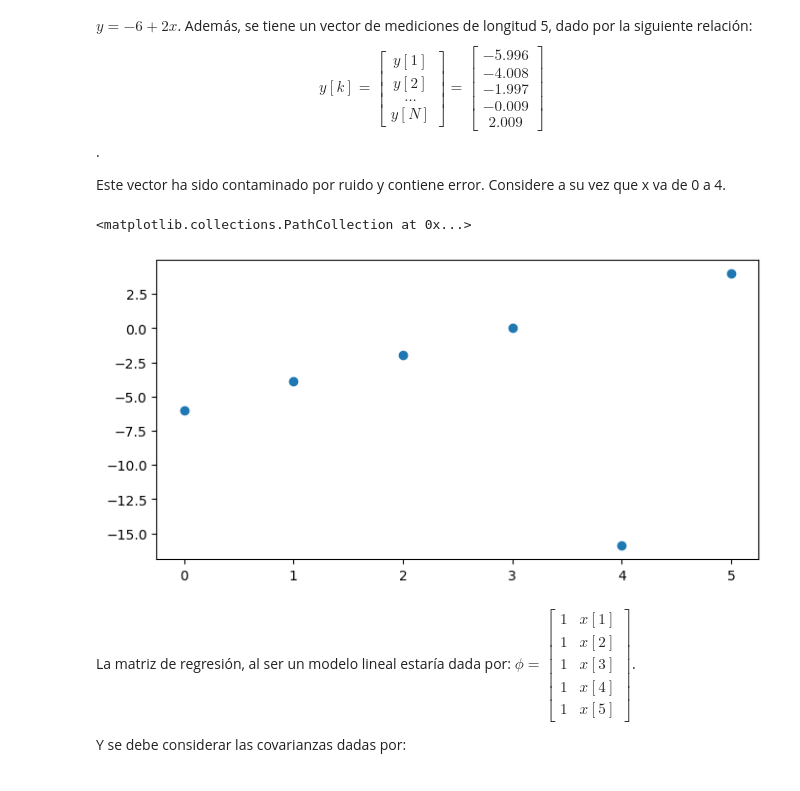
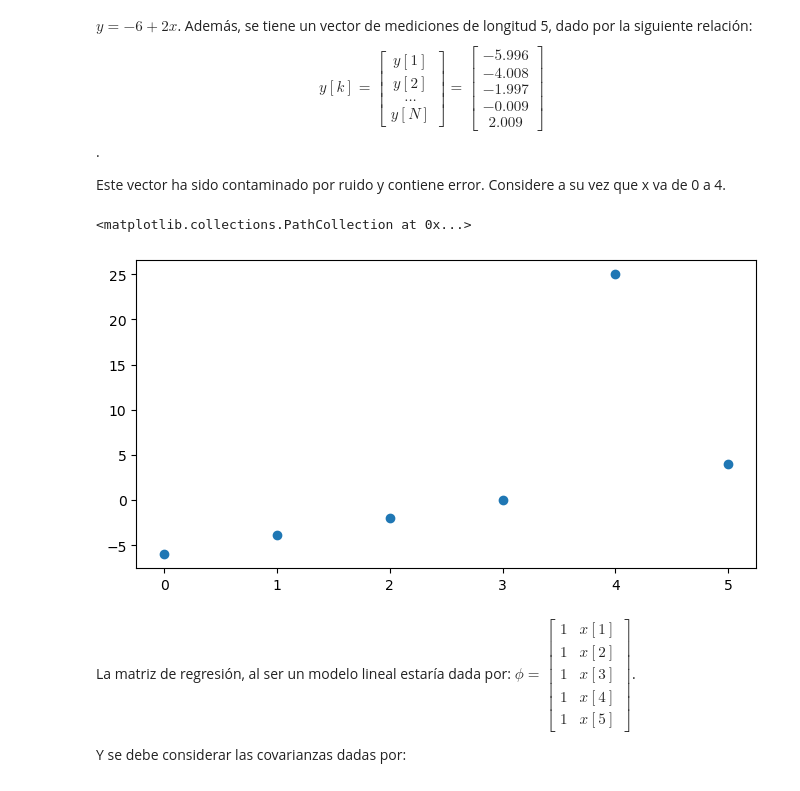
Before and after one commit to jairocuellar/System_identification, a Jupyter notebook: class_05_02.ipynb, the cells around one changed output. Drawn from its saved outputs; the diff is of its cells as text; code cells hidden in the pictures.

```diff
--- a/class_05_02.ipynb
+++ b/class_05_02.ipynb
@@ -90,16 +90,16 @@ Este vector ha sido contaminado por ruido y contiene error. Considere a su vez q
 # %%
 #Valores de x = 0, 1, 2, 3, 4
 N = 6
 x = np.linspace(0,5,N,dtype = "int")
 
 #Valores medidos con un error y
-y_v = np.array([-6,-4,-2,0,2,4])
-y = np.array([-5.996,-3.9,-1.997,0.04,-15.9,3.98])
+#y_v = np.array([-6,-4,-2,0,2,4])
+y = np.array([-5.996,-3.9,-1.997,0.04,25,3.98])
 plt.figure(figsize=(8,4))
 plt.scatter(x,y)
 # %% [output]
 <matplotlib.collections.PathCollection at 0x...>
-[figure, old version]
+[figure, new version]
 # %% [markdown]
 La matriz de regresión, al ser un modelo lineal estaría dada por: $\phi = \begin{bmatrix}1 & x[1]\\1 & x[2]\\1 & x[3]\\1 & x[4]\\1 & x[5]\end{bmatrix}$.
 
```
Also changed, not shown: parts of 4 cells of this notebook, 6 other files.
